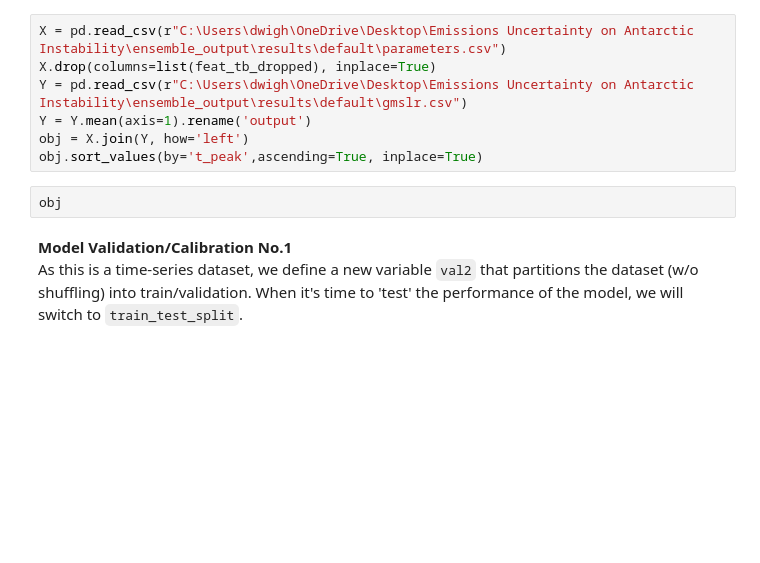
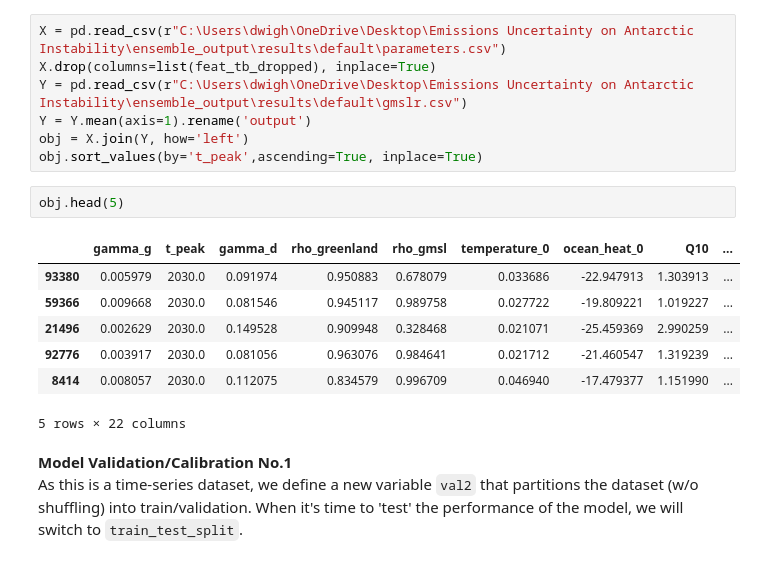
Before and after one commit to AVelaryon/Darnell-Model-, a Jupyter notebook: Darnell_Model.ipynb, the cells around one changed output. Saved outputs shown, nothing was run; the diff lists cells and outputs as text; blank space fills up the shorter version.

````diff
--- a/Darnell_Model.ipynb
+++ b/Darnell_Model.ipynb
@@ -798,7 +903,15 @@ Y = Y.mean(axis=1).rename('output')
 obj = X.join(Y, how='left')
 obj.sort_values(by='t_peak',ascending=True, inplace=True)
 # %%
-obj
+obj.head(5)
+# %% [output]
+|  | gamma_g | t_peak | gamma_d | rho_greenland | rho_gmsl | temperature_0 | ocean_heat_0 | Q10 | ... |
+| 93380 | 0.005979 | 2030.0 | 0.091974 | 0.950883 | 0.678079 | 0.033686 | -22.947913 | 1.303913 | ... |
+| 59366 | 0.009668 | 2030.0 | 0.081546 | 0.945117 | 0.989758 | 0.027722 | -19.809221 | 1.019227 | ... |
+| 21496 | 0.002629 | 2030.0 | 0.149528 | 0.909948 | 0.328468 | 0.021071 | -25.459369 | 2.990259 | ... |
+| 92776 | 0.003917 | 2030.0 | 0.081056 | 0.963076 | 0.984641 | 0.021712 | -21.460547 | 1.319239 | ... |
+| 8414 | 0.008057 | 2030.0 | 0.112075 | 0.834579 | 0.996709 | 0.046940 | -17.479377 | 1.151990 | ... |
+5 rows × 22 columns
 # %% [markdown]
 **Model Validation/Calibration No.1**\
 As this is a time-series dataset, we define a new variable ```val2``` that partitions the dataset (w/o shuffling) into train/validation. When it's time to 'test' the performance of the model, we will switch to ```train_test_split```.
````
Also changed, not shown: parts of 37 cells of this notebook, 1 other file.
